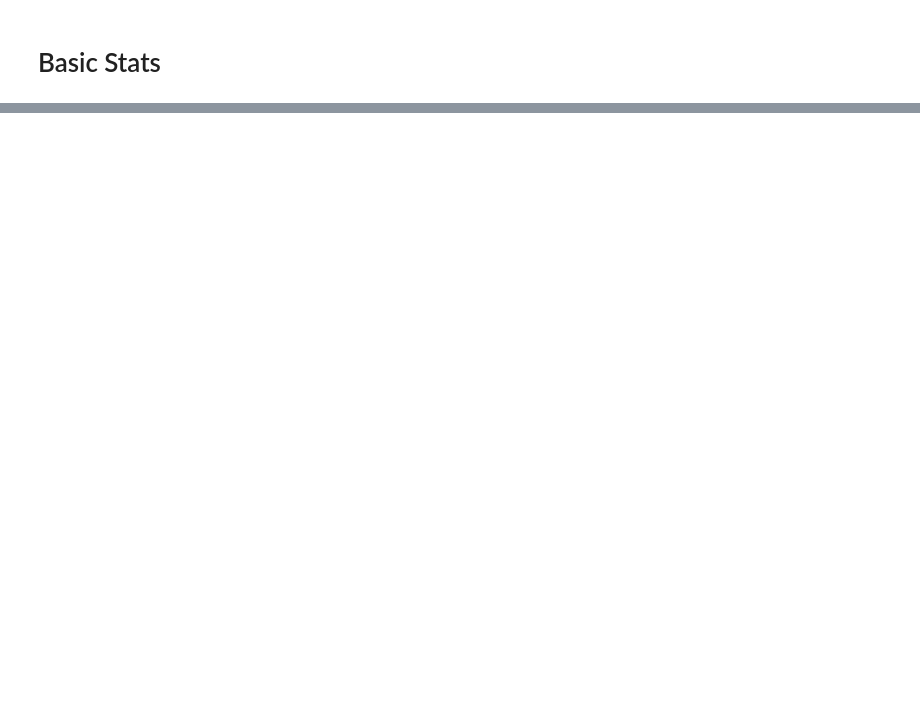
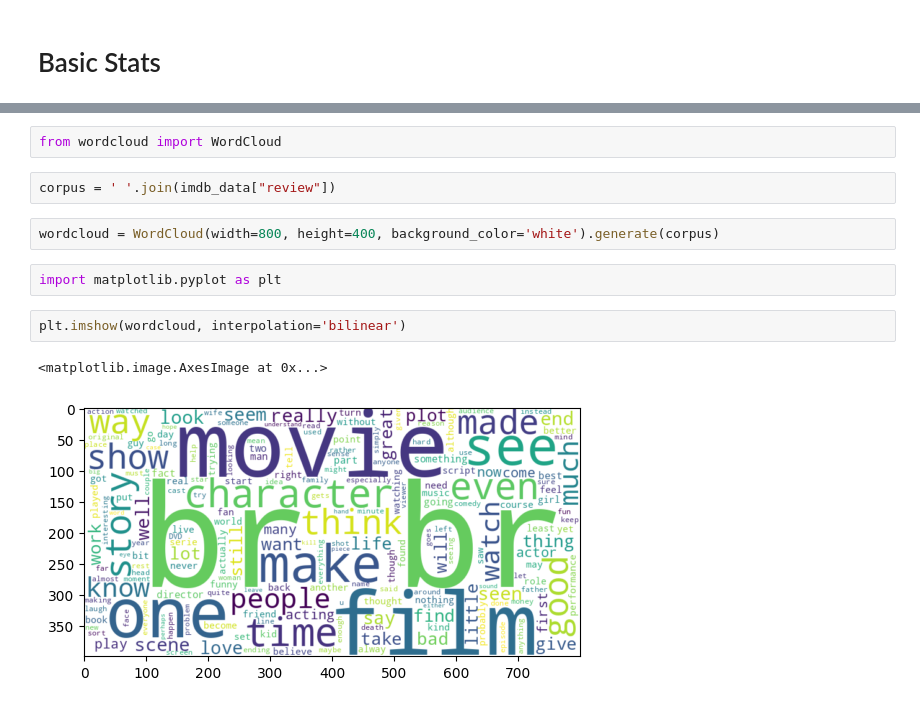
Before and after one commit to MBAhmadi/Neural-Networks, a Jupyter notebook: OnAcadamy_IntroANN_403_4_part3.ipynb, the cells around one changed output, grey strips where cells are left out. Cells and saved outputs as stored; diff of their text form; blank space fills up the shorter version.

```diff
--- a/OnAcadamy_IntroANN_403_4_part3.ipynb
+++ b/OnAcadamy_IntroANN_403_4_part3.ipynb
@@ -46,0 +157,13 @@ NameError: name 'char_count' is not defined
+# %%
+from wordcloud import WordCloud
+# %%
+corpus = ' '.join(imdb_data["review"])
+# %%
+wordcloud = WordCloud(width=800, height=400, background_color='white').generate(corpus)
+# %%
+import matplotlib.pyplot as plt
+# %%
+plt.imshow(wordcloud, interpolation='bilinear')
+# %% [output]
+<matplotlib.image.AxesImage at 0x...>
+[figure, added]
```
Also changed, not shown: parts of 25 cells of this notebook.
